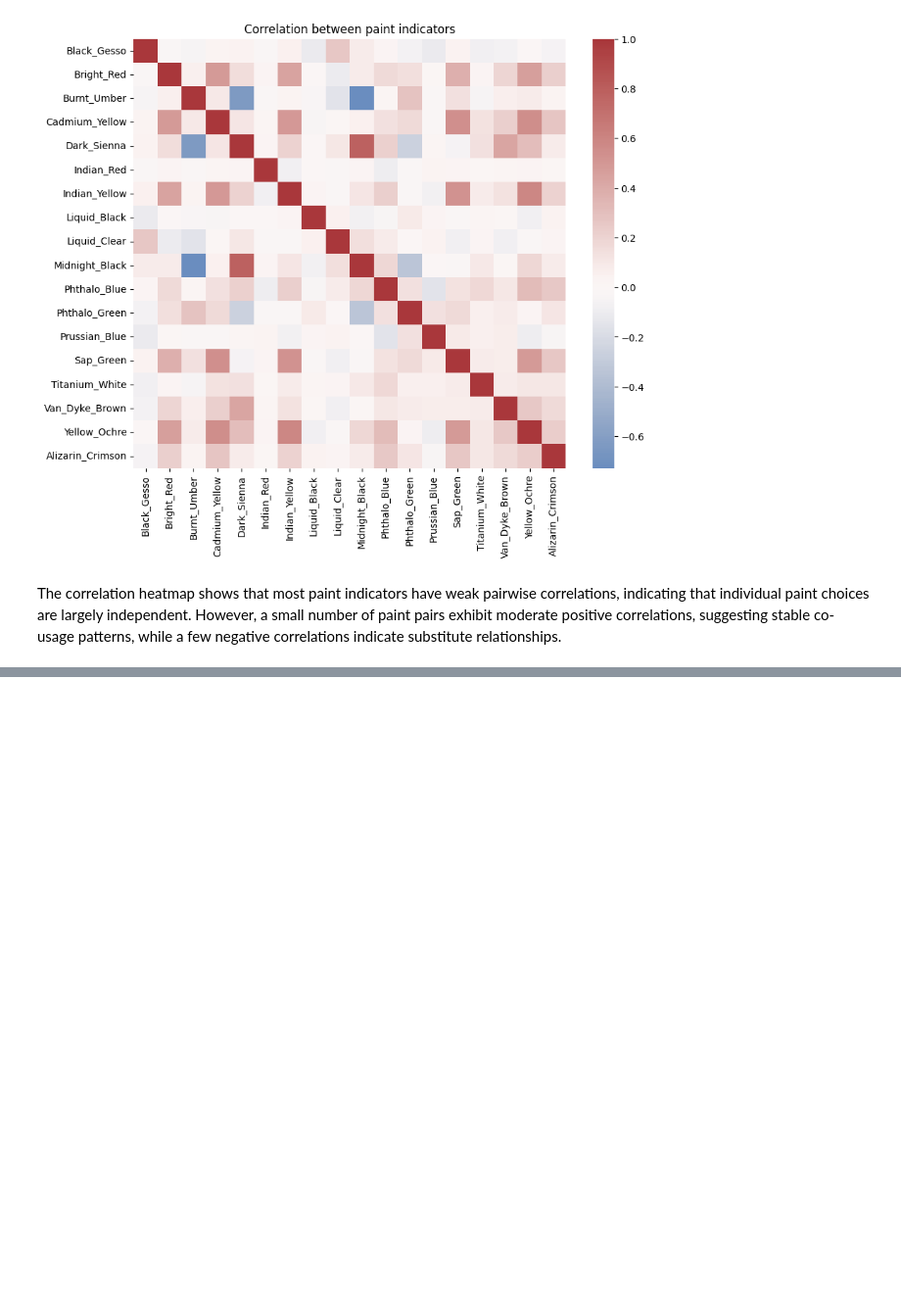
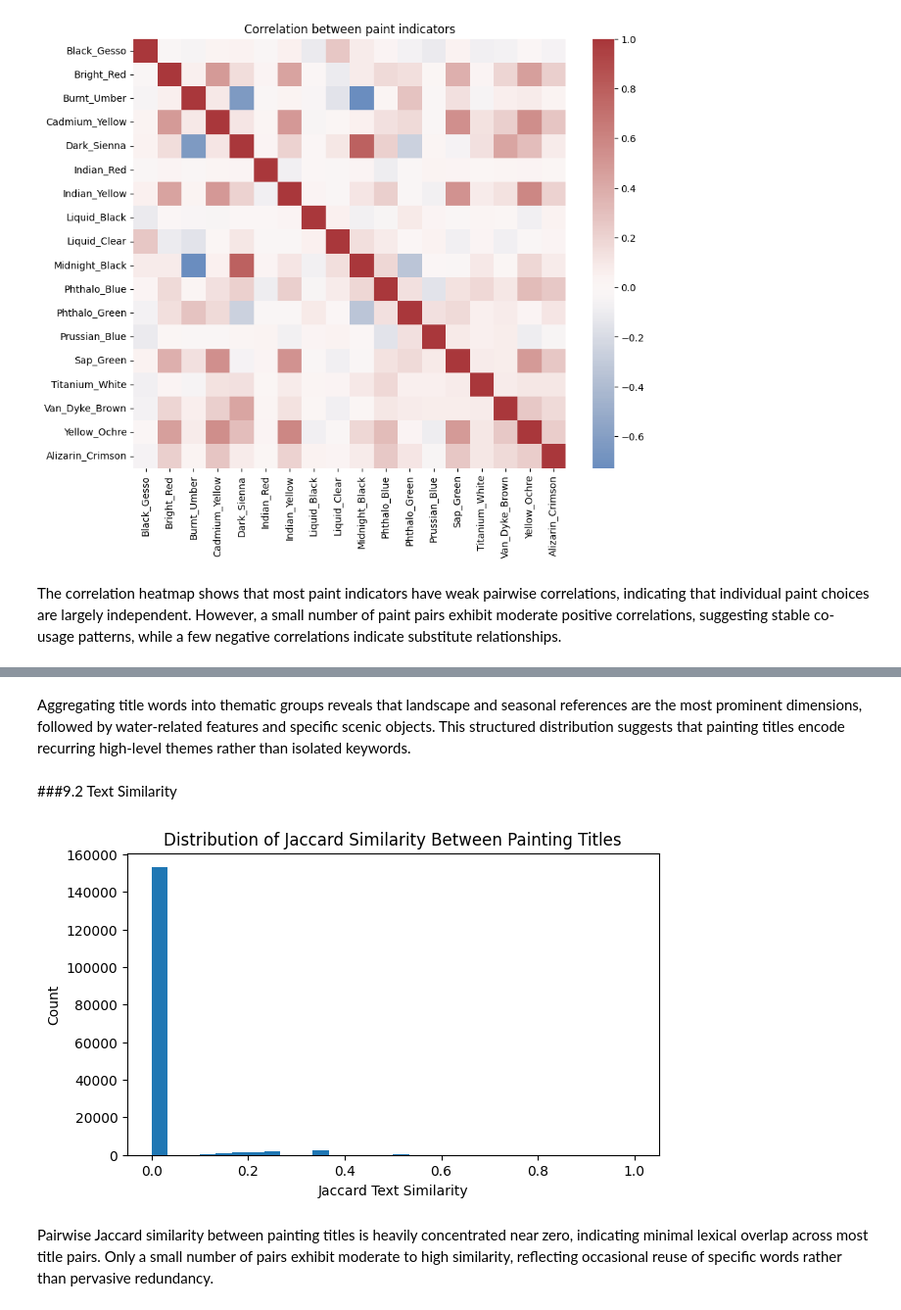
Before and after one commit to yujiunzou/BA820-Unsupervised-ML-Project, a Jupyter notebook: m3_integrated_methods/M3_Bob_Ross_Paintings.ipynb, the cells around one changed output, grey strips where cells are left out. Shown at 98% size. Drawn from its saved outputs; the diff is of its cells as text; code cells hidden in the pictures; blank space fills up the shorter version.

```diff
--- a/m3_integrated_methods/M3_Bob_Ross_Paintings.ipynb
+++ b/m3_integrated_methods/M3_Bob_Ross_Paintings.ipynb
@@ -677,0 +682,3 @@ The correlation heatmap shows that most paint indicators have weak pairwise corr
+# %%
+bob_ross["title_len"] = bob_ross["painting_title"].str.split().apply(len)
+bob_ross["title_len"].describe()
@@ -677,0 +746,41 @@ The correlation heatmap shows that most paint indicators have weak pairwise corr
+# %% [markdown]
+Aggregating title words into thematic groups reveals that landscape and seasonal references are the most prominent dimensions, followed by water-related features and specific scenic objects. This structured distribution suggests that painting titles encode recurring high-level themes rather than isolated keywords.
+# %% [markdown]
+###9.2 Text Similarity
+# %%
+import re
+title_sets = (
+    bob_ross["painting_title"]
+    .str.lower()
+    .str.replace(r"[^a-z ]", "", regex=True)
+    .str.split()
+    .apply(set))
+# %%
+n = len(title_sets)
+S_text = np.zeros((n, n))
+
+for i in range(n):
+    for j in range(i+1, n):
+        A = title_sets.iloc[i]
+        B = title_sets.iloc[j]
+        if len(A | B) > 0:
+            sim = len(A & B) / len(A | B)
+        else:
+            sim = 0
+        S_text[i, j] = sim
+        S_text[j, i] = sim
+# %%
+np.fill_diagonal(S_text, np.nan)
+sim_text_vals = S_text[~np.isnan(S_text)].ravel()
+
+
+plt.figure(figsize=(7,4))
+plt.hist(sim_text_vals, bins=30)
+plt.xlabel("Jaccard Text Similarity")
+plt.ylabel("Count")
+plt.title("Distribution of Jaccard Similarity Between Painting Titles")
+plt.show()
+# %% [output]
+[figure, added]
+# %% [markdown]
+Pairwise Jaccard similarity between painting titles is heavily concentrated near zero, indicating minimal lexical overlap across most title pairs. Only a small number of pairs exhibit moderate to high similarity, reflecting occasional reuse of specific words rather than pervasive redundancy.
```
Also changed, not shown: parts of 41 cells of this notebook, 1 other file.
